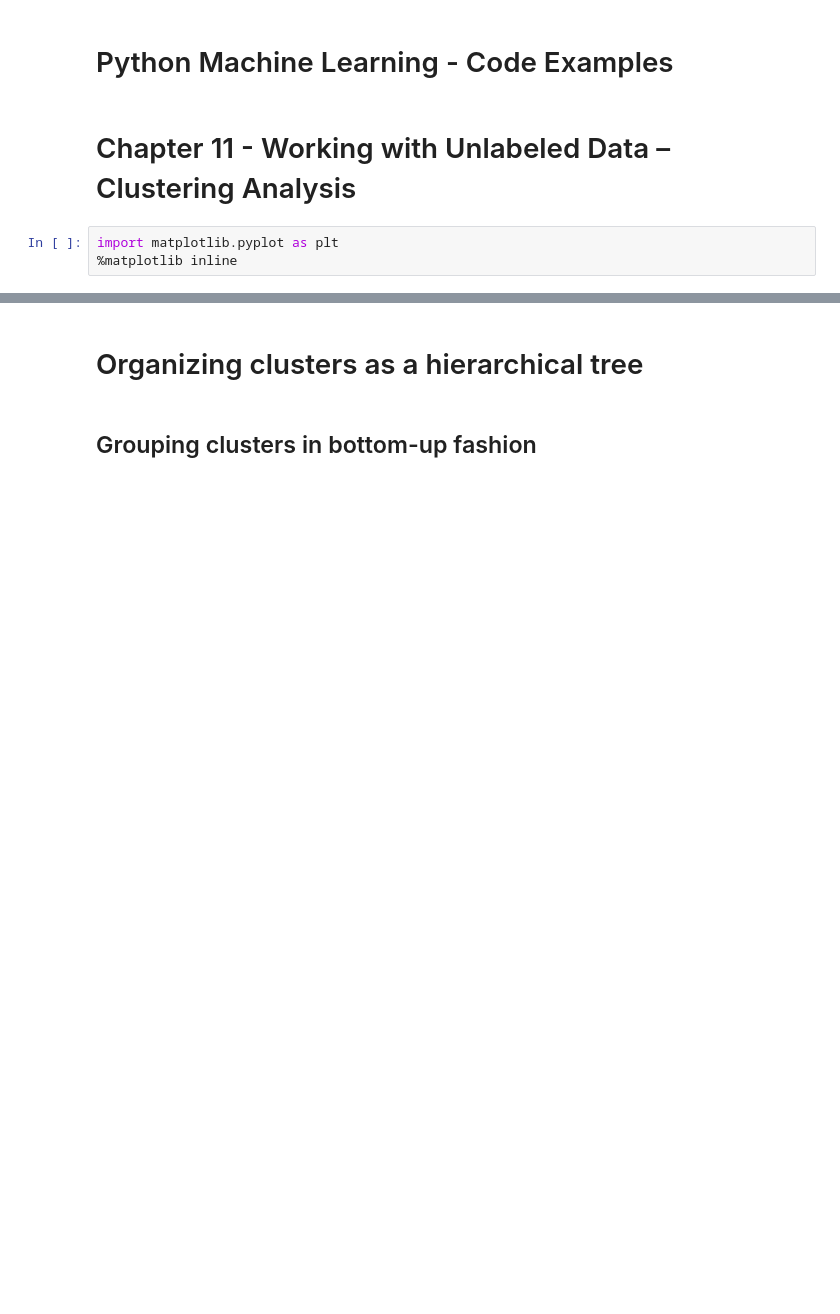
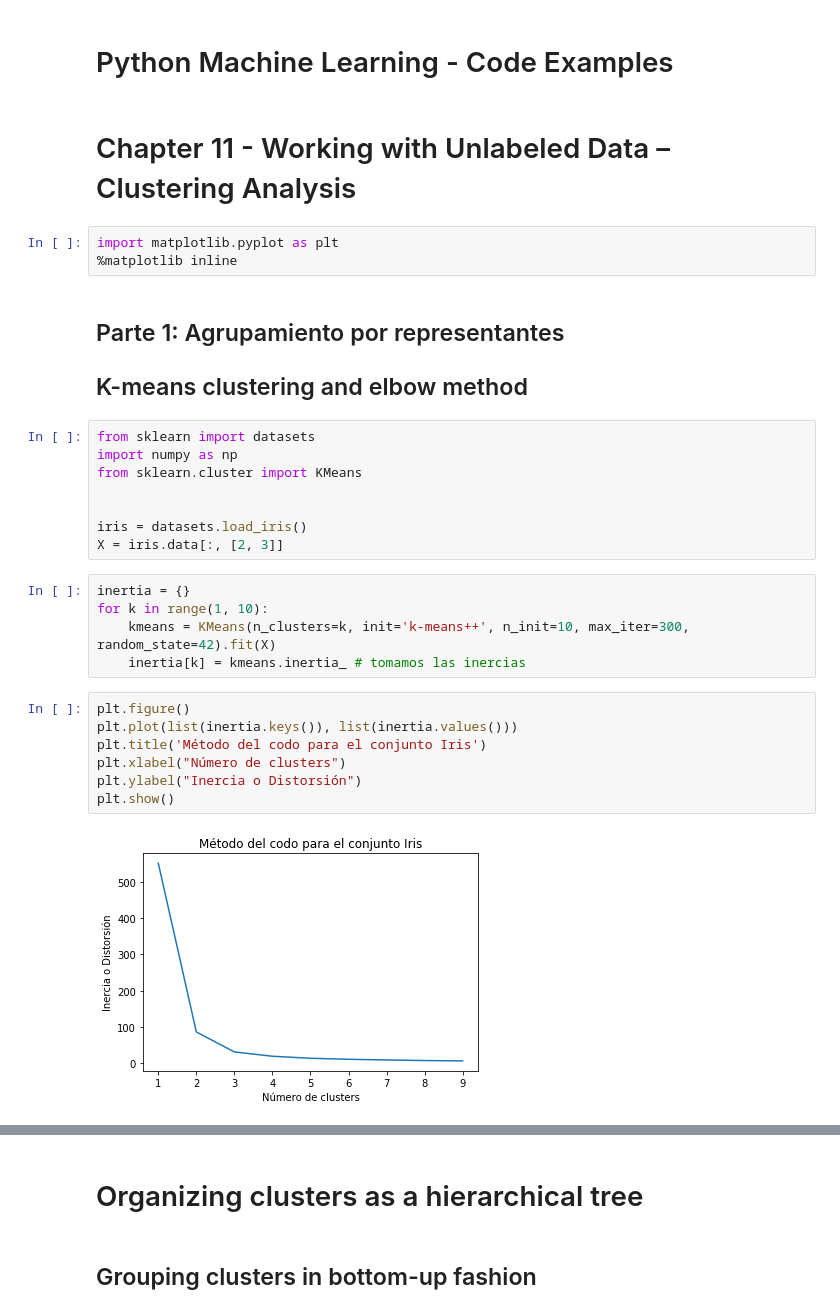
Before and after one commit to nomadae/tarea-clustering, a Jupyter notebook: HierarchicalClustering-Students.ipynb, the cells around one changed output, grey strips where cells are left out. Saved outputs shown, nothing was run; the diff lists cells and outputs as text; blank space fills up the shorter version.

Commit message:
Parte 1 terminad
Agrupamiento por representantes usando KMeans de sklearn con graficas

```diff
--- a/HierarchicalClustering-Students.ipynb
+++ b/HierarchicalClustering-Students.ipynb
@@ -11,3 +11,28 @@ Code License: [MIT License](https://github.com/rasbt/python-machine-learning-boo
 # %%
 import matplotlib.pyplot as plt
 %matplotlib inline
+# %% [markdown]
+## Parte 1: Agrupamiento por representantes
+## K-means clustering and elbow method
+# %%
+from sklearn import datasets
+import numpy as np
+from sklearn.cluster import KMeans
+
+
+iris = datasets.load_iris()
+X = iris.data[:, [2, 3]]
+# %%
+inertia = {}
+for k in range(1, 10):
+    kmeans = KMeans(n_clusters=k, init='k-means++', n_init=10, max_iter=300, random_state=42).fit(X)
+    inertia[k] = kmeans.inertia_ # tomamos las inercias
+# %%
+plt.figure()
+plt.plot(list(inertia.keys()), list(inertia.values()))
+plt.title('Método del codo para el conjunto Iris')
+plt.xlabel("Número de clusters")
+plt.ylabel("Inercia o Distorsión")
+plt.show()
+# %% [output]
+[figure, added]
```
Also changed, not shown: parts of 3 cells of this notebook.
